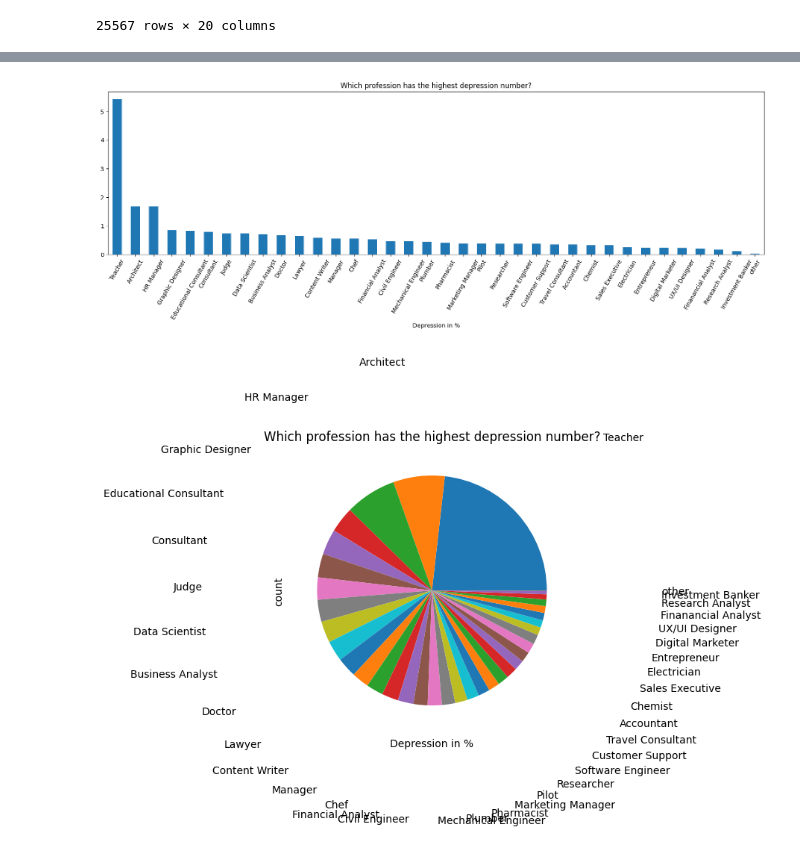
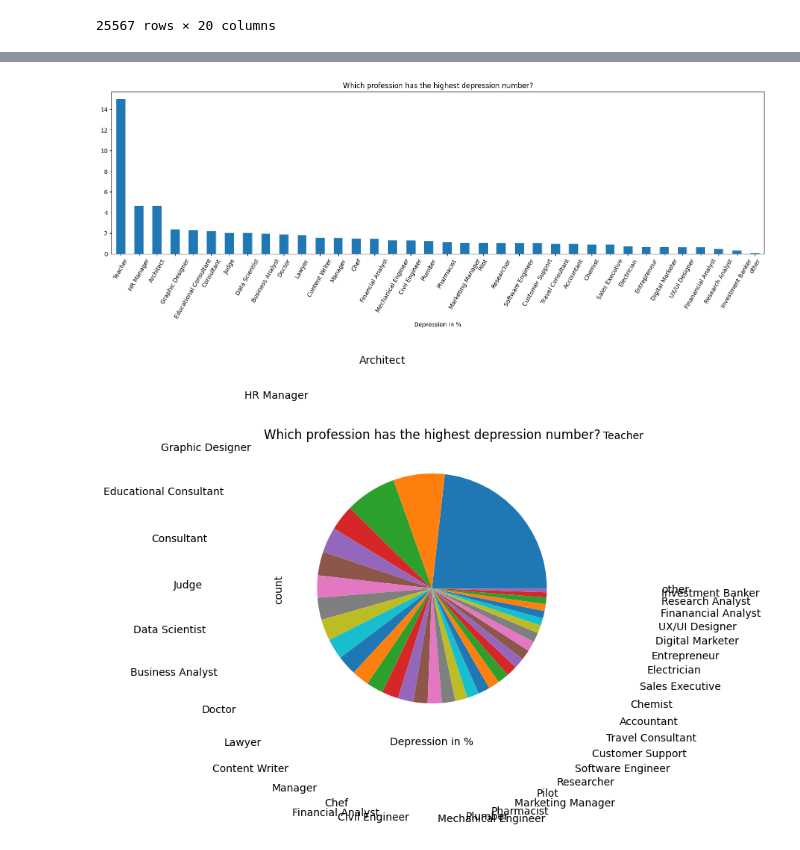
Before and after one commit to ypj95/kc_mental_health2024, a Jupyter notebook: notebooks/00_data_overview.ipynb, the cells around one changed output, grey strips where cells are left out. Drawn from its saved outputs; the diff is of its cells as text; code cells hidden in the pictures.

```diff
--- a/notebooks/00_data_overview.ipynb
+++ b/notebooks/00_data_overview.ipynb
@@ -532,13 +535,13 @@ train_new.query("depression == 1").groupby(["job", "profession"]).count()
 |  | other | 4 | 4 | 4 | 4 | 4 | 0 | 4 | 0 | ... |
 # %%
 plt.figure(figsize=FIG_SIZE)
-train_new.query("depression == 1")["profession"].value_counts().div(train_new.query("depression == 1").shape[0]).mul(100).plot(kind='bar')
+train_new.query("depression == 1 and job == 'Working Professional'")["profession"].value_counts().div(train_new.query("depression == 1 and job == 'Working Professional'").shape[0]).mul(100).plot(kind='bar')
 plt.xlabel("Depression in %")
 plt.xticks(rotation=60)
 plt.title("Which profession has the highest depression number?")
 plt.show()
 # %% [output]
-[figure, old version]
+[figure, new version]
 # %%
 plt.figure(figsize=FIG_SIZE)
 train_new.query("depression == 1")["profession"].value_counts().div(train_new.query("depression == 1").shape[0]).mul(100).plot(kind='pie', labeldistance=2)
```
Also changed, not shown: parts of 15 cells of this notebook.
